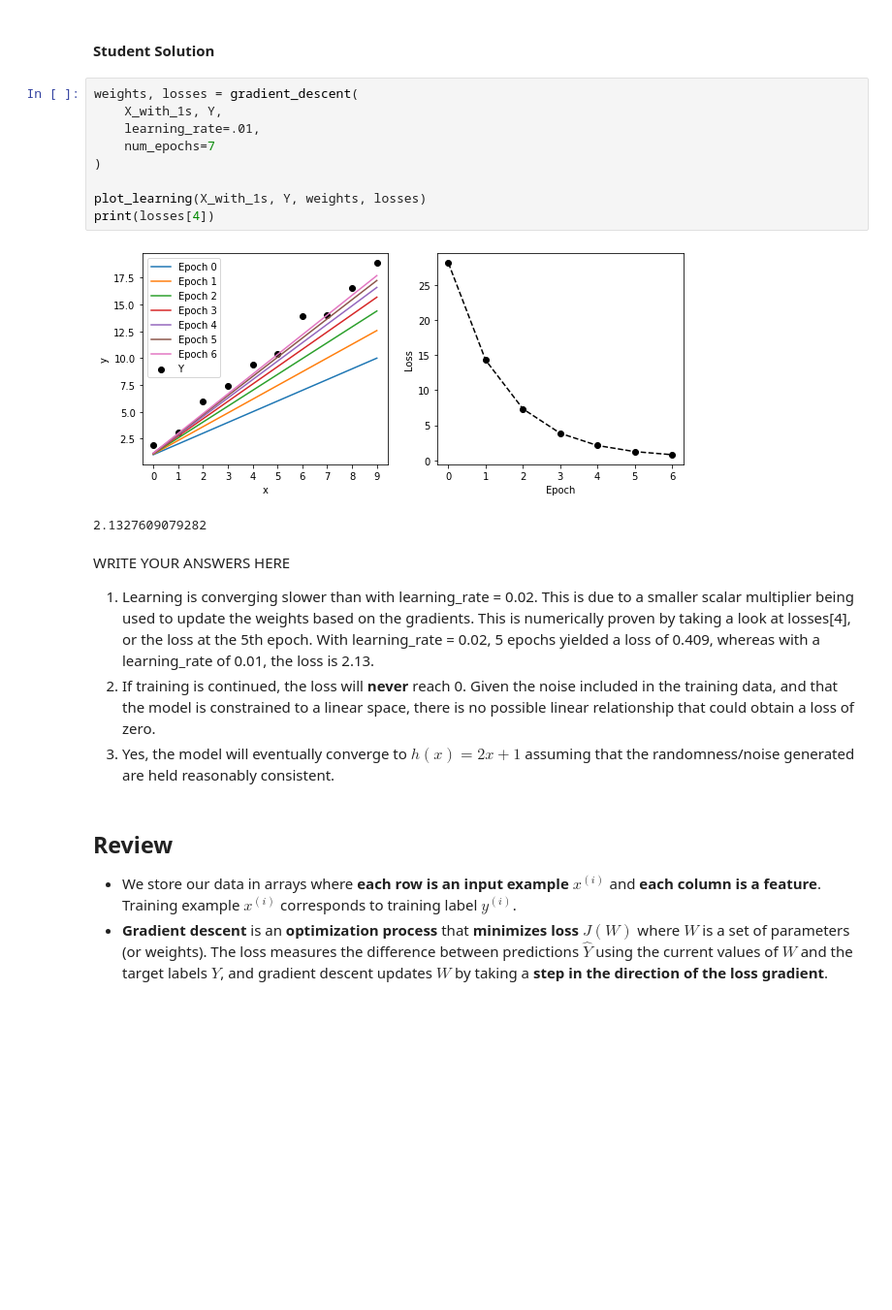
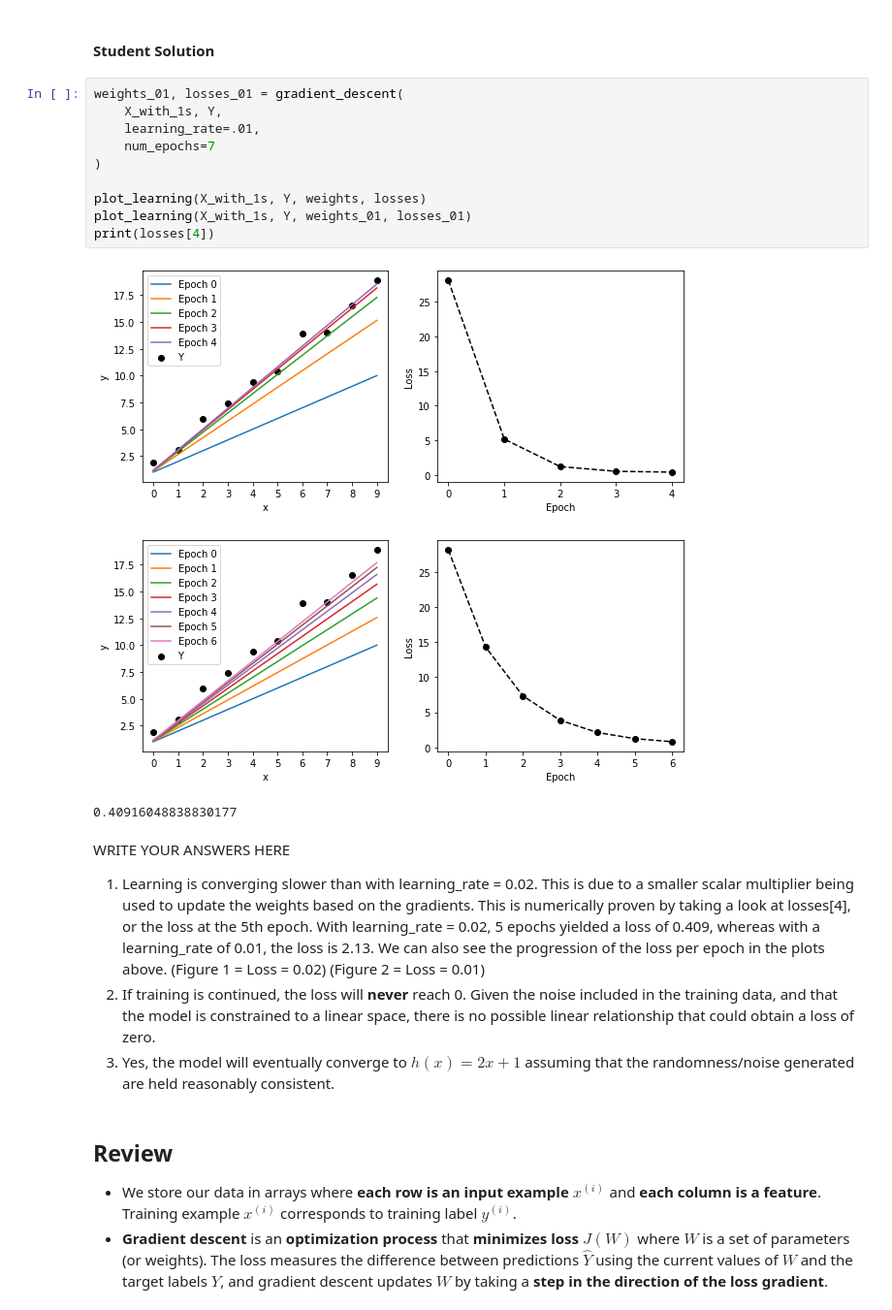
Before and after one commit to sotoodaa-ucb/ucb_mids_w207_homework_2, a Jupyter notebook: 02 Linear Regression.ipynb, the cells around one changed output. Shown: that part at 97% size. Cells and saved outputs as stored; diff of their text form; blank space fills up the shorter version.

Commit message:
Add additional plot for exercise 4.

```diff
--- a/02 Linear Regression.ipynb
+++ b/02 Linear Regression.ipynb
@@ -332,21 +332,23 @@ Run the plot_learning function using the weights and losses returned by gradient
 # %% [markdown]
 #### Student Solution
 # %%
-weights, losses = gradient_descent(
+weights_01, losses_01 = gradient_descent(
     X_with_1s, Y,
     learning_rate=.01,
     num_epochs=7
 )
 
 plot_learning(X_with_1s, Y, weights, losses)
+plot_learning(X_with_1s, Y, weights_01, losses_01)
 print(losses[4])
 # %% [output]
-[figure, old version]
+[figure, new version]
+[figure, added]
-2.1327609079282
+0.40916048838830177
 # %% [markdown]
 WRITE YOUR ANSWERS HERE
 
-1. Learning is converging slower than with learning_rate = 0.02.  This is due to a smaller scalar multiplier being used to update the weights based on the gradients.  This is numerically proven by taking a look at losses[4], or the loss at the 5th epoch.  With learning_rate = 0.02, 5 epochs yielded a loss of 0.409, whereas with a learning_rate of 0.01, the loss is 2.13.
+1. Learning is converging slower than with learning_rate = 0.02.  This is due to a smaller scalar multiplier being used to update the weights based on the gradients.  This is numerically proven by taking a look at losses[4], or the loss at the 5th epoch.  With learning_rate = 0.02, 5 epochs yielded a loss of 0.409, whereas with a learning_rate of 0.01, the loss is 2.13.  We can also see the progression of the loss per epoch in the plots above.  (Figure 1 = Loss = 0.02) (Figure 2 = Loss = 0.01)
 2. If training is continued, the loss will **never** reach 0.  Given the noise included in the training data, and that the model is constrained to a linear space, there is no possible linear relationship that could obtain a loss of zero.
 3. Yes, the model will eventually converge to $h(x) = 2x + 1$ assuming that the randomness/noise generated are held reasonably consistent.
 # %% [markdown]
```
